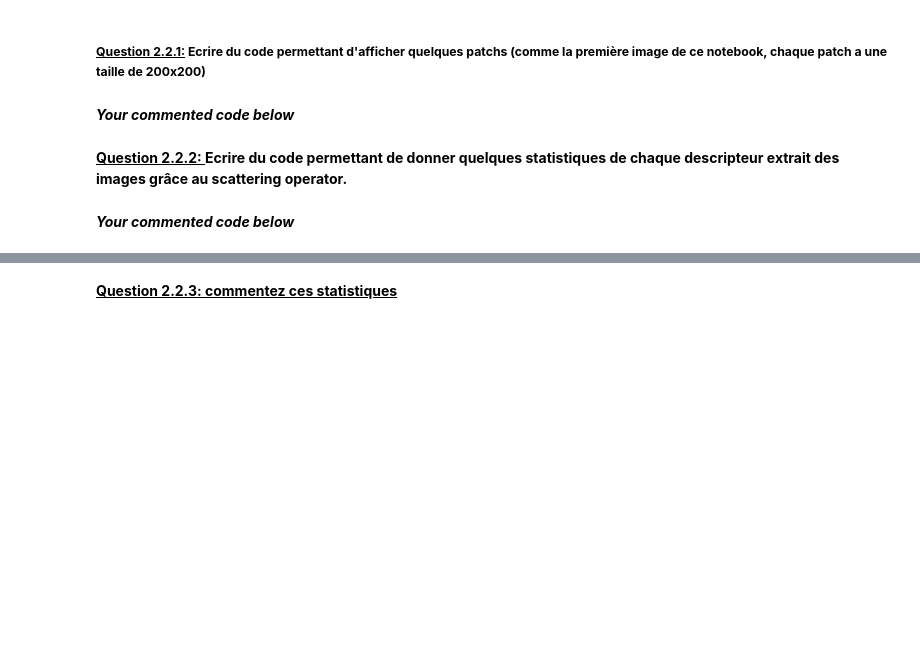
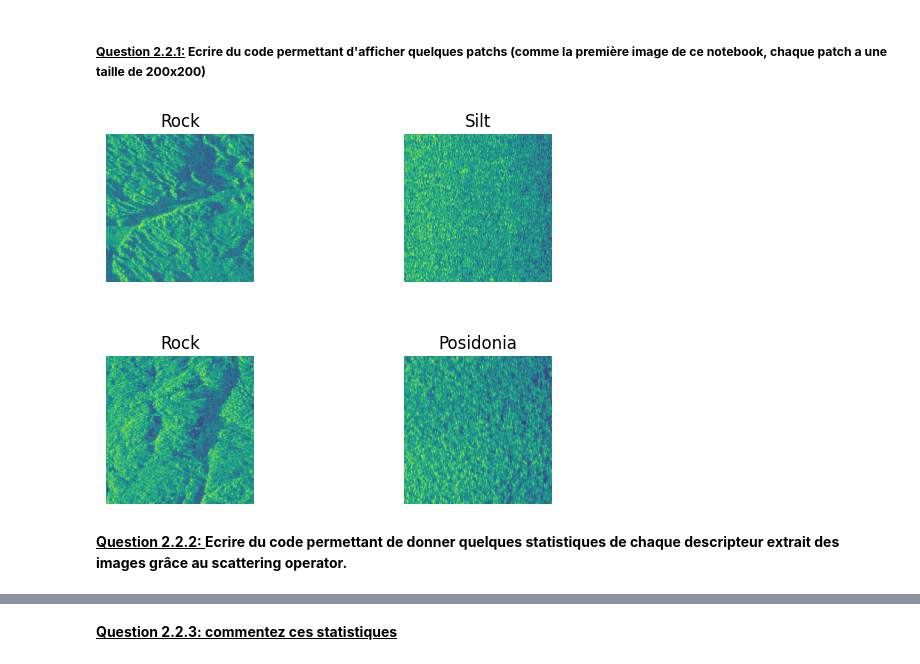
Before and after one commit to MelDubi/depot-ensta-python, a Jupyter notebook: machine_learning/tp5/code/2324_seafloorClassification_starterCode.ipynb, the cells around one changed output, grey strips where cells are left out. Saved outputs shown, nothing was run; the diff lists cells and outputs as text; code cells hidden in the pictures; blank space fills up the shorter version.

```diff
--- a/machine_learning/tp5/code/2324_seafloorClassification_starterCode.ipynb
+++ b/machine_learning/tp5/code/2324_seafloorClassification_starterCode.ipynb
@@ -98,5 +109,3 @@ instance_nb = tmp['instance_nb'] # nb d'images sonar
 feature_nb = tmp['feature_nb'] # nb de features
 # %% [markdown]
 ##### **<ins>Question 2.2.1:</ins> Ecrire du code permettant d'afficher quelques patchs (comme la première image de ce notebook, chaque patch a une taille de 200x200)**
-# %% [markdown]
-**_Your commented code below_**
@@ -109,4 +112,19 @@ feature_nb = tmp['feature_nb'] # nb de features
+# %%
+index = np.random.choice(len(image_values), 4, replace=False)
+images = [np.reshape(image, (200, 200)) for image in image_values[index]]
+names = label_names[index]
+
+for i, img in enumerate(images):
+    plt.subplot(2, 2, i+1)
+    plt.imshow(img)
+    plt.title(names[i])
+    plt.axis('off')
+    plt.xticks([])
+    plt.yticks([])
+
+plt.subplots_adjust(wspace=0.5, hspace=0.5)
+plt.show()
+# %% [output]
+[figure, added]
 # %% [markdown]
 **<ins>Question 2.2.2: </ins> Ecrire du code permettant de donner quelques statistiques de chaque descripteur extrait des images grâce au scattering operator.**
-# %% [markdown]
-**_Your commented code below_**
```
Also changed, not shown: parts of 37 cells of this notebook, 1 other file.
